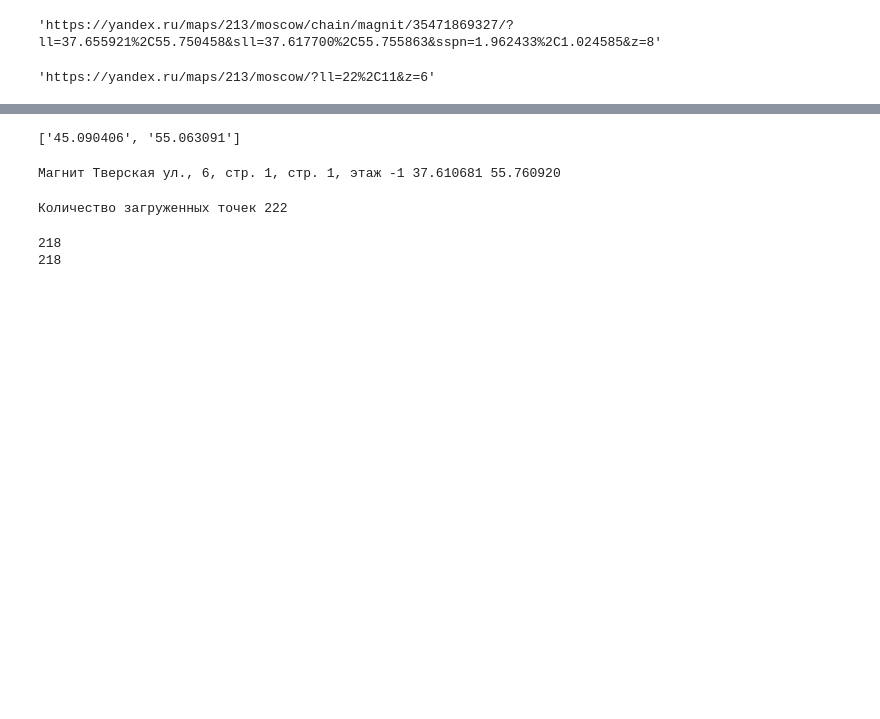
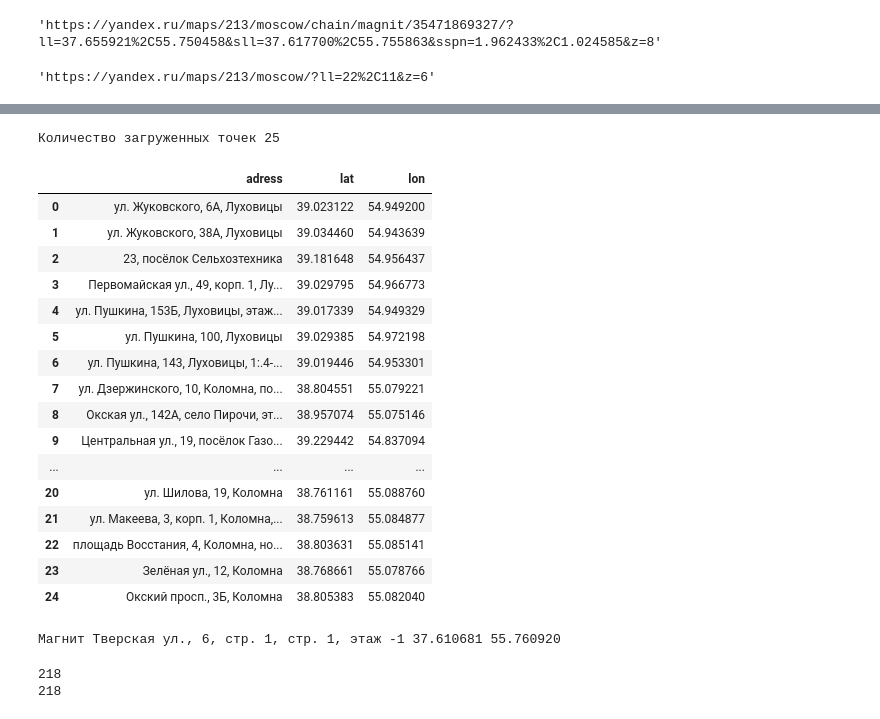
Before and after one commit to Lokriz/parsing_stuff, a Jupyter notebook: yandex_maps/yandex_maps.ipynb, the cells around one changed output, grey strips where cells are left out. Cells and saved outputs as stored; diff of their text form; code cells hidden in the pictures; blank space fills up the shorter version.

```diff
--- a/yandex_maps/yandex_maps.ipynb
+++ b/yandex_maps/yandex_maps.ipynb
@@ -226,6 +325,9 @@ WIN_HEIGHT = DRIVER_HEIGHT * 0.95
 # %%
+# Настраиваем опции драйвера
+options = webdriver.ChromeOptions()
+options.add_argument("--disable-blink-features=AutomationControlled")
+
 # Подключаем драйвер
-options = webdriver.ChromeOptions()
 driver = webdriver.Chrome(options=options)
 driver.set_window_size(WIN_WIDTH,
                        WIN_HEIGHT)
@@ -459,5 +493,0 @@ print(get_coordinates(url_after))
-# %%
-current_url = driver.current_url
-get_coordinates(current_url)
-# %% [output]
-['45.090406', '55.063091']
@@ -464,3 +496,27 @@ get_coordinates(current_url)
+# %%
+magnit_msk_df = gather_all_snippets(driver=driver)
+# %% [output]
+Количество загруженных точек 25
+# %%
+magnit_msk_df
+# %% [output]
+|  | adress | lat | lon |
+| 0 | ул. Жуковского, 6А, Луховицы | 39.023122 | 54.949200 |
+| 1 | ул. Жуковского, 38А, Луховицы | 39.034460 | 54.943639 |
+| 2 | 23, посёлок Сельхозтехника | 39.181648 | 54.956437 |
+| 3 | Первомайская ул., 49, корп. 1, Лу... | 39.029795 | 54.966773 |
+| 4 | ул. Пушкина, 153Б, Луховицы, этаж... | 39.017339 | 54.949329 |
+| 5 | ул. Пушкина, 100, Луховицы | 39.029385 | 54.972198 |
+| 6 | ул. Пушкина, 143, Луховицы, 1:.4-... | 39.019446 | 54.953301 |
+| 7 | ул. Дзержинского, 10, Коломна, по... | 38.804551 | 55.079221 |
+| 8 | Окская ул., 142А, село Пирочи, эт... | 38.957074 | 55.075146 |
+| 9 | Центральная ул., 19, посёлок Газо... | 39.229442 | 54.837094 |
+| ... | ... | ... | ... |
+| 20 | ул. Шилова, 19, Коломна | 38.761161 | 55.088760 |
+| 21 | ул. Макеева, 3, корп. 1, Коломна,... | 38.759613 | 55.084877 |
+| 22 | площадь Восстания, 4, Коломна, но... | 38.803631 | 55.085141 |
+| 23 | Зелёная ул., 12, Коломна | 38.768661 | 55.078766 |
+| 24 | Окский просп., 3Б, Коломна | 38.805383 | 55.082040 |
 # %%
 # Очищаем и вбиваем значения (сеть + адрес + координаты)
 # Индекс в ДФ
@@ -480,8 +540,3 @@ search_query(driver=driver, text='Магнит')
-# %%
-# Собираем данныaе с текущего положения карты
-magnit_msk_df = gather_all_snippets(driver=driver)
-# %% [output]
-Количество загруженных точек 222
 # %%
 res = pd.DataFrame(columns=magnit_msk_df.columns)
 # %%
```
Also changed, not shown: parts of 14 cells of this notebook.
